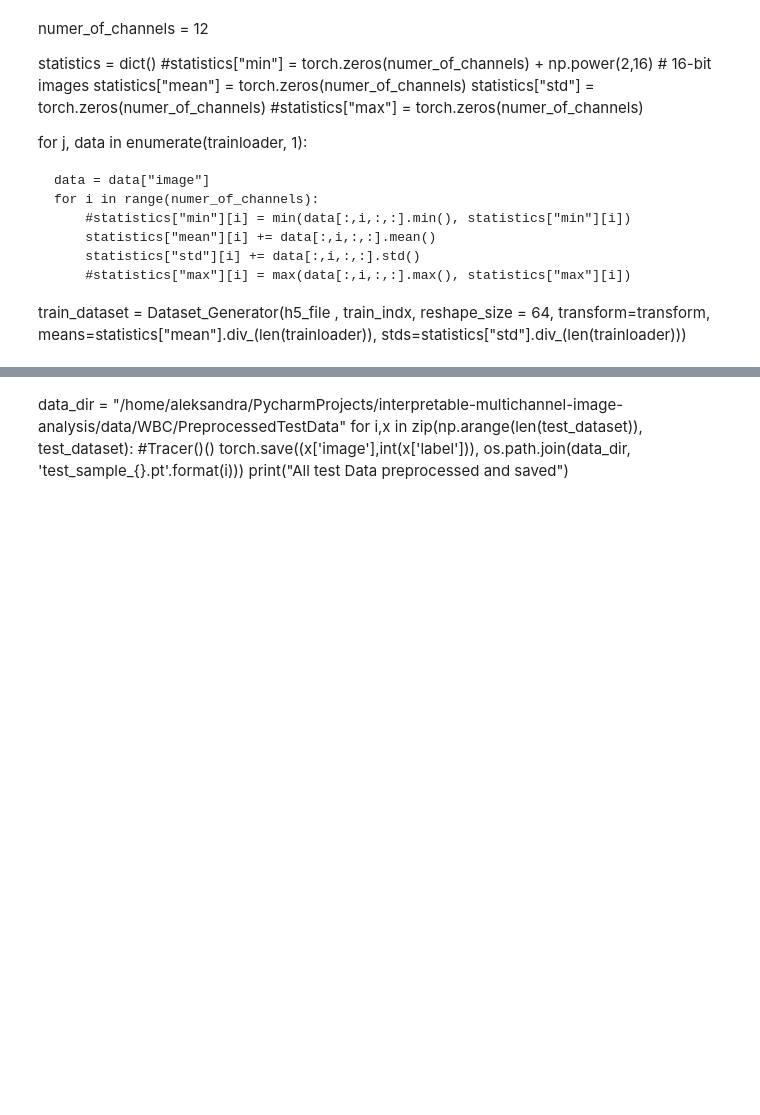
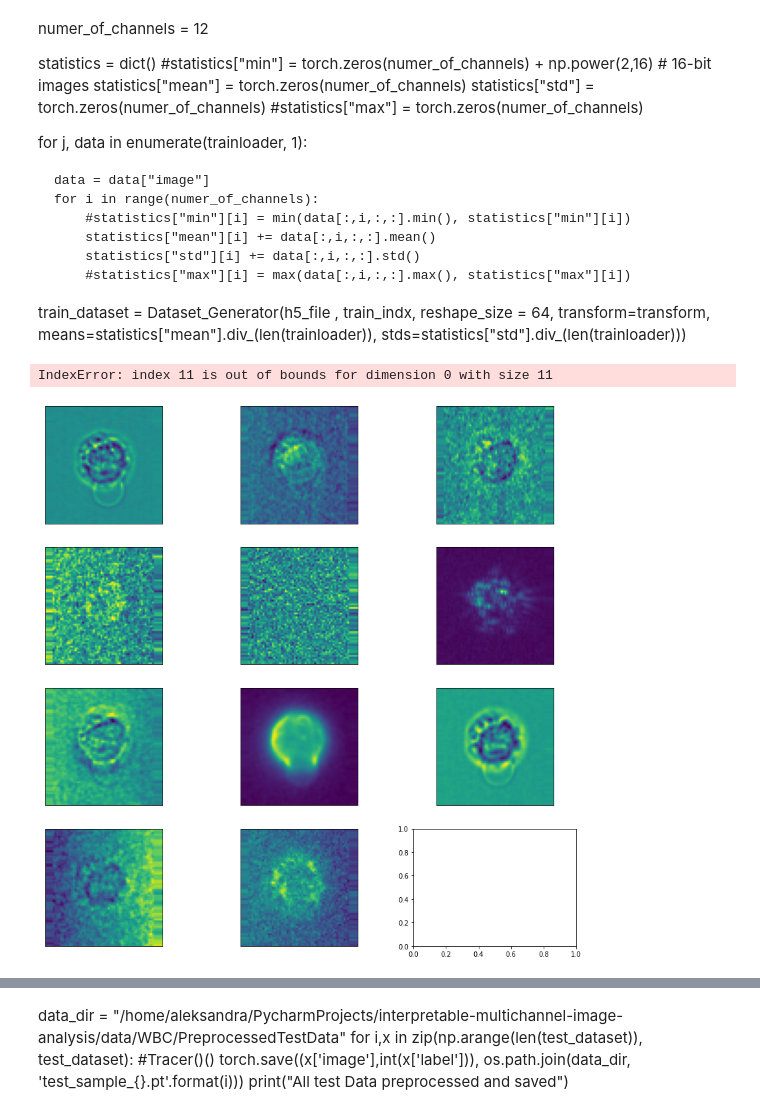
Before and after one commit to aliechoes/interpretable-multichannel-image-analysis, a Jupyter notebook: deep_learning.ipynb, the cells around one changed output, grey strips where cells are left out. Cells and saved outputs as stored; diff of their text form; code cells hidden in the pictures; blank space fills up the shorter version.

```diff
--- a/deep_learning.ipynb
+++ b/deep_learning.ipynb
@@ -198,6 +204,11 @@ def plot_heatmap_12_channels(heatmap):
     ax12.imshow(heatmap[11])
     ax12.axes.get_xaxis().set_visible(False)
     ax12.axes.get_yaxis().set_visible(False)
+# %%
+plot_heatmap_12_channels(test_dataset[0]["image"])
+# %% [output]
+IndexError: index 11 is out of bounds for dimension 0 with size 11
+[figure, added]
 # %%
 plot_heatmap_12_channels(test_dataset[0]["image"])
 # %% [output]
```
Also changed, not shown: parts of 17 cells of this notebook, 2 other files.
